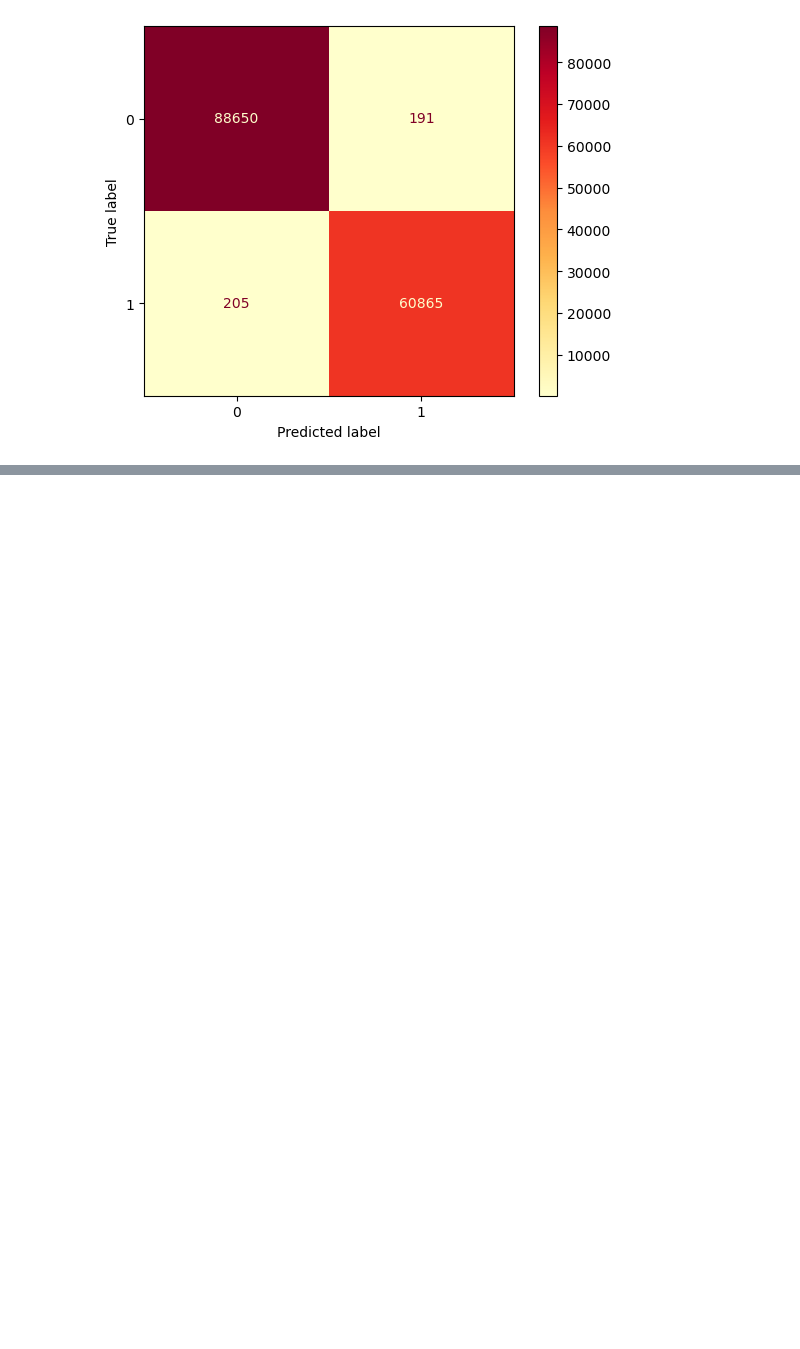
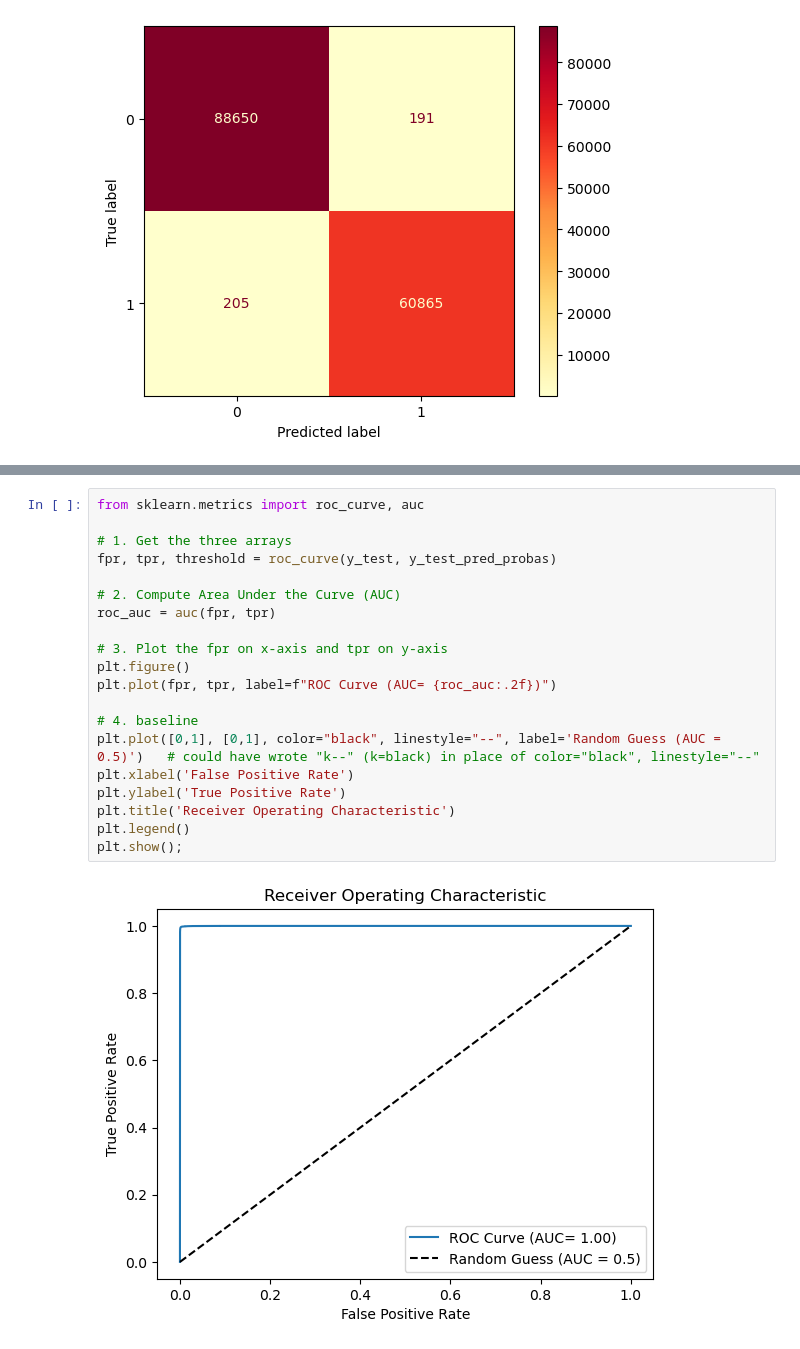
Before and after one commit to Eakempreet/ATAS_Project, a Jupyter notebook: notebooks/03_hit_classifier/03_hit_classifier.ipynb, the cells around one changed output, grey strips where cells are left out. Drawn from its saved outputs; the diff is of its cells as text; blank space fills up the shorter version.

Commit message:
Plot ROC curve and calculate the AUC

```diff
--- a/notebooks/03_hit_classifier/03_hit_classifier.ipynb
+++ b/notebooks/03_hit_classifier/03_hit_classifier.ipynb
@@ -1742,0 +1791,22 @@ unnecessary evasion but the pilot survives.
+# %%
+from sklearn.metrics import roc_curve, auc
+
+# 1. Get the three arrays
+fpr, tpr, threshold = roc_curve(y_test, y_test_pred_probas)
+
+# 2. Compute Area Under the Curve (AUC)
+roc_auc = auc(fpr, tpr)
+
+# 3. Plot the fpr on x-axis and tpr on y-axis
+plt.figure()
+plt.plot(fpr, tpr, label=f"ROC Curve (AUC= {roc_auc:.2f})")
+
+# 4. baseline
+plt.plot([0,1], [0,1], color="black", linestyle="--", label='Random Guess (AUC = 0.5)')   # could have wrote "k--" (k=black) in place of color="black", linestyle="--"
+plt.xlabel('False Positive Rate')
+plt.ylabel('True Positive Rate')
+plt.title('Receiver Operating Characteristic')
+plt.legend()
+plt.show();
+# %% [output]
+[figure, added]
```
Also changed, not shown: parts of 6 cells of this notebook.
